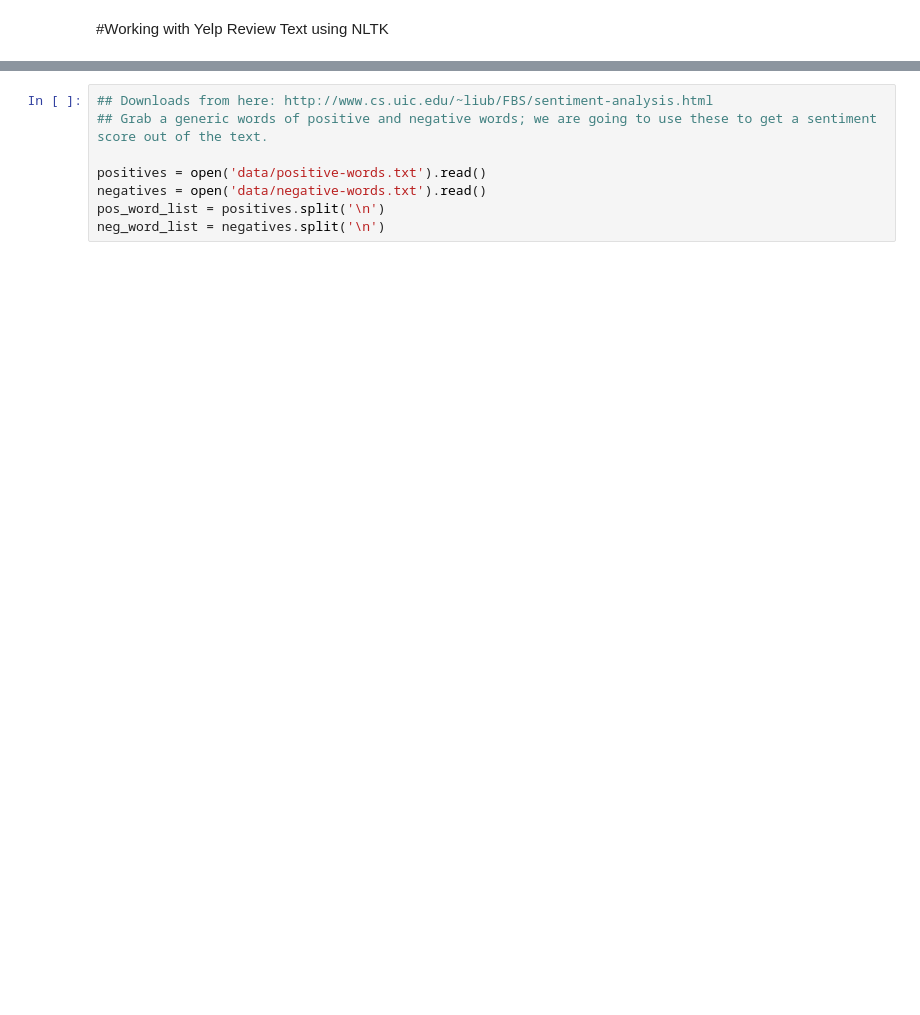
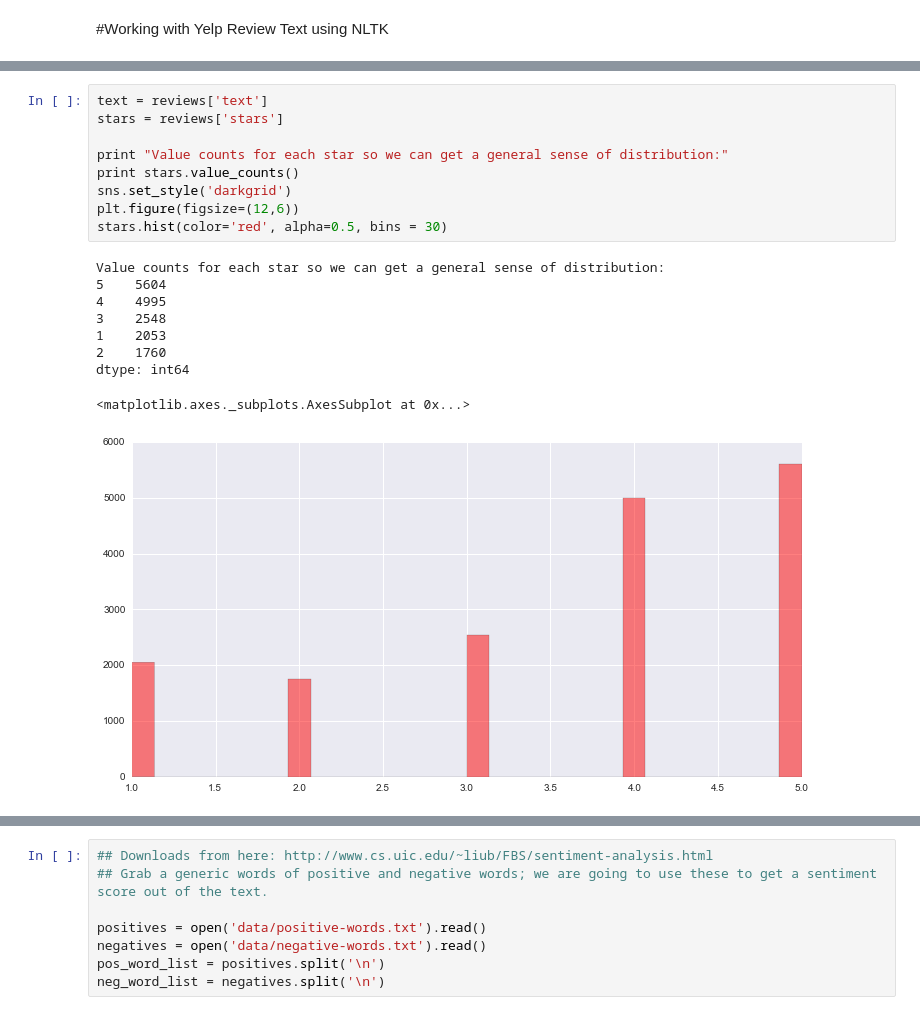
Before and after one commit to samchu8/Final-Project, a Jupyter notebook: Yelp Review Text Analysis - nltk.ipynb, the cells around one changed output, grey strips where cells are left out. Drawn from its saved outputs; the diff is of its cells as text; blank space fills up the shorter version.

```diff
--- a/Yelp Review Text Analysis - nltk.ipynb
+++ b/Yelp Review Text Analysis - nltk.ipynb
@@ -55,3 +86,22 @@ len(text)
+# %%
+text = reviews['text']
+stars = reviews['stars']
+
+print "Value counts for each star so we can get a general sense of distribution:"
+print stars.value_counts()
+sns.set_style('darkgrid')
+plt.figure(figsize=(12,6))
+stars.hist(color='red', alpha=0.5, bins = 30)
+# %% [output]
+Value counts for each star so we can get a general sense of distribution:
+5    5604
+4    4995
+3    2548
+1    2053
+2    1760
+dtype: int64
+<matplotlib.axes._subplots.AxesSubplot at 0x...>
+[figure, added]
 # %%
 ## Let's create some data based on the text so we can run some regressions on characteristics of the text.
 
```
Also changed, not shown: parts of 20 cells of this notebook.
